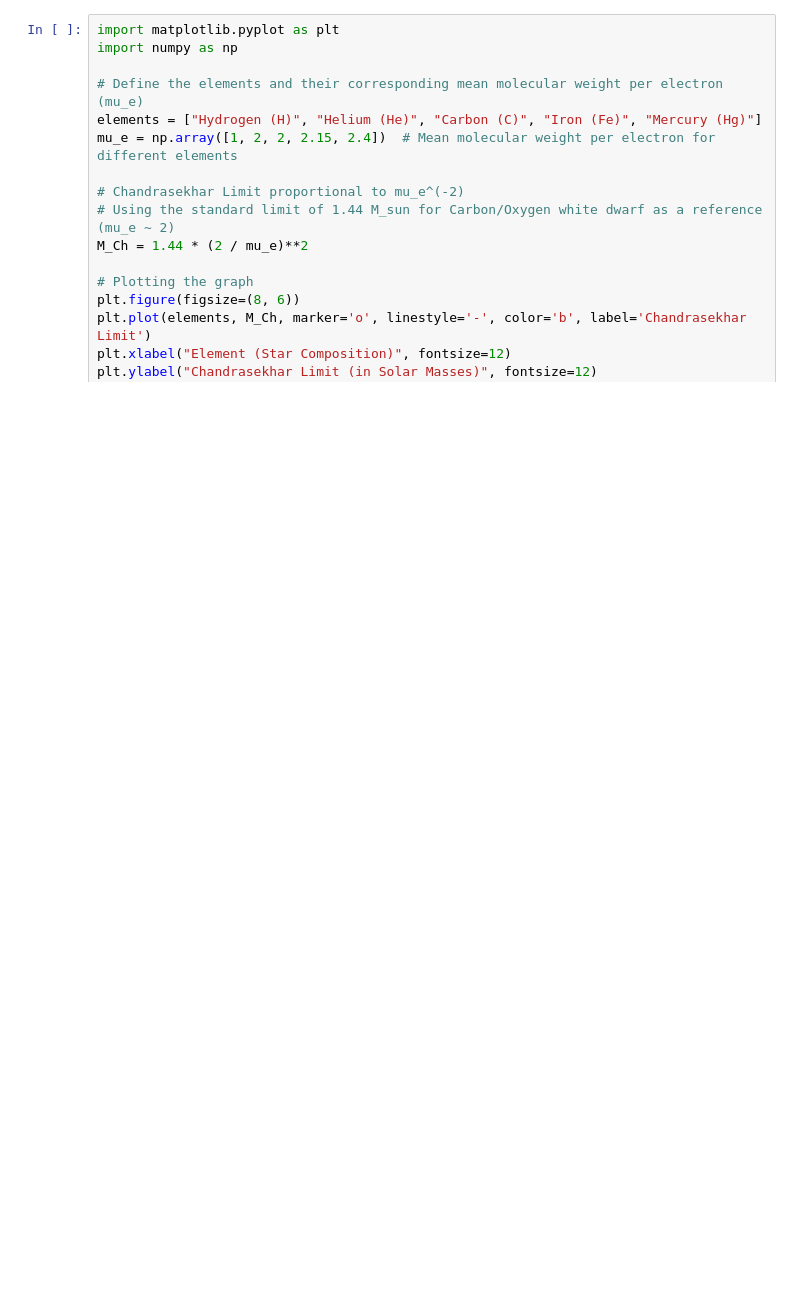
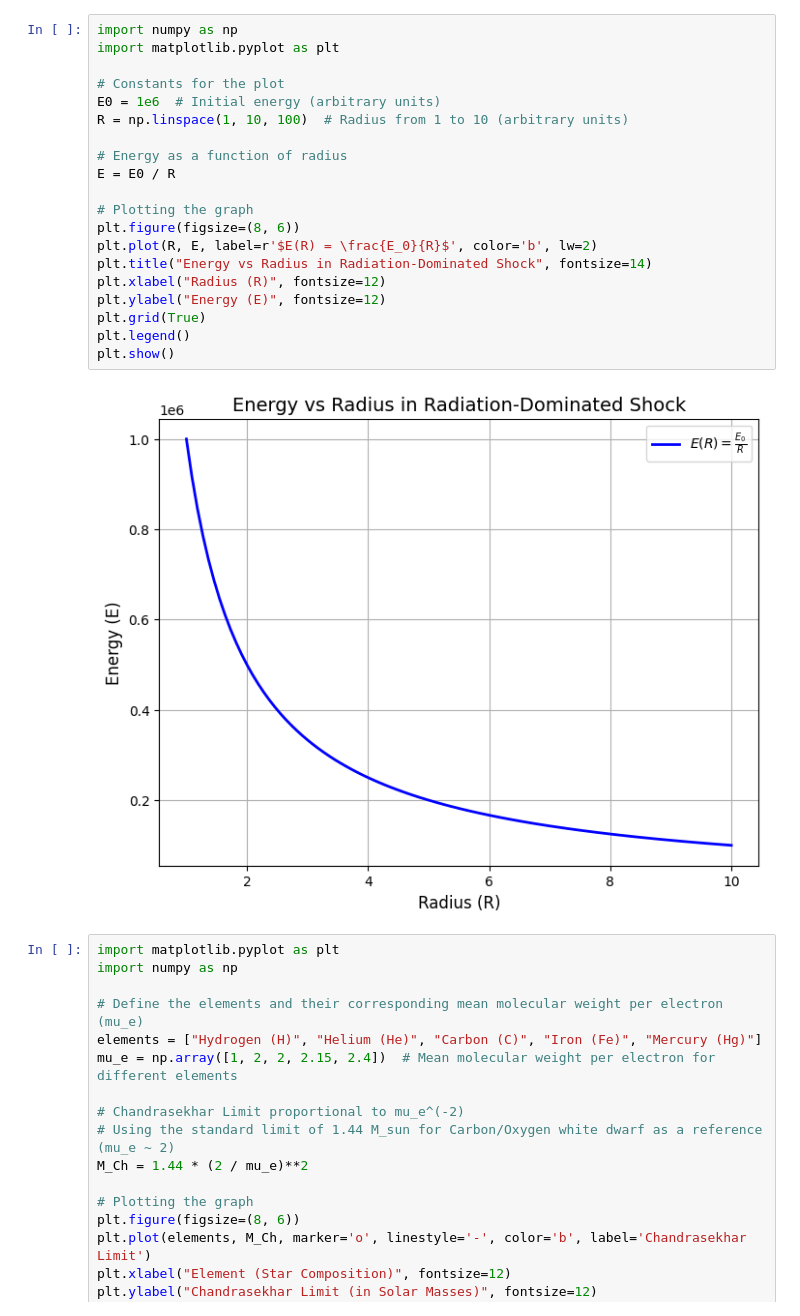
Before and after one commit to HiraishKumar/jupyter, a Jupyter notebook: star collapse/star_collapse_test.ipynb, the cells around one changed output. Cells and saved outputs as stored; diff of their text form; blank space fills up the shorter version.

```diff
--- a/star collapse/star_collapse_test.ipynb
+++ b/star collapse/star_collapse_test.ipynb
@@ -88,3 +178,25 @@ plt.show()
+# %%
+import numpy as np
+import matplotlib.pyplot as plt
+
+# Constants for the plot
+E0 = 1e6  # Initial energy (arbitrary units)
+R = np.linspace(1, 10, 100)  # Radius from 1 to 10 (arbitrary units)
+
+# Energy as a function of radius
+E = E0 / R
+
+# Plotting the graph
+plt.figure(figsize=(8, 6))
+plt.plot(R, E, label=r'$E(R) = \frac{E_0}{R}$', color='b', lw=2)
+plt.title("Energy vs Radius in Radiation-Dominated Shock", fontsize=14)
+plt.xlabel("Radius (R)", fontsize=12)
+plt.ylabel("Energy (E)", fontsize=12)
+plt.grid(True)
+plt.legend()
+plt.show()
+# %% [output]
+[figure, added]
 # %%
 import matplotlib.pyplot as plt
 import numpy as np
```
Also changed, not shown: parts of 2 cells of this notebook, 1 other file.
